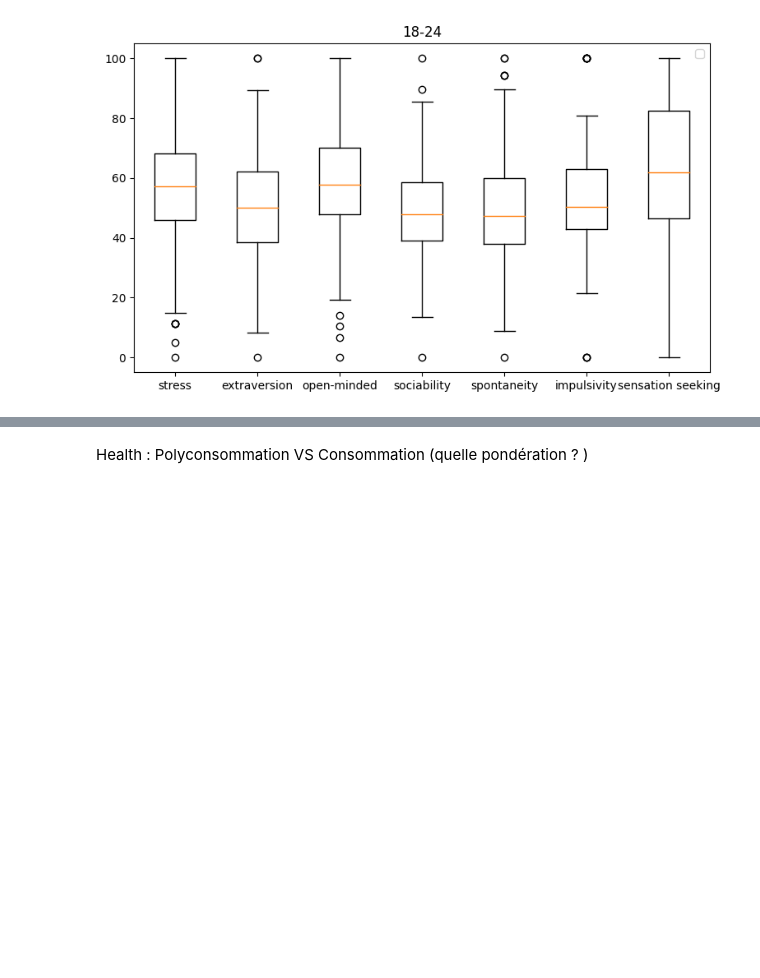
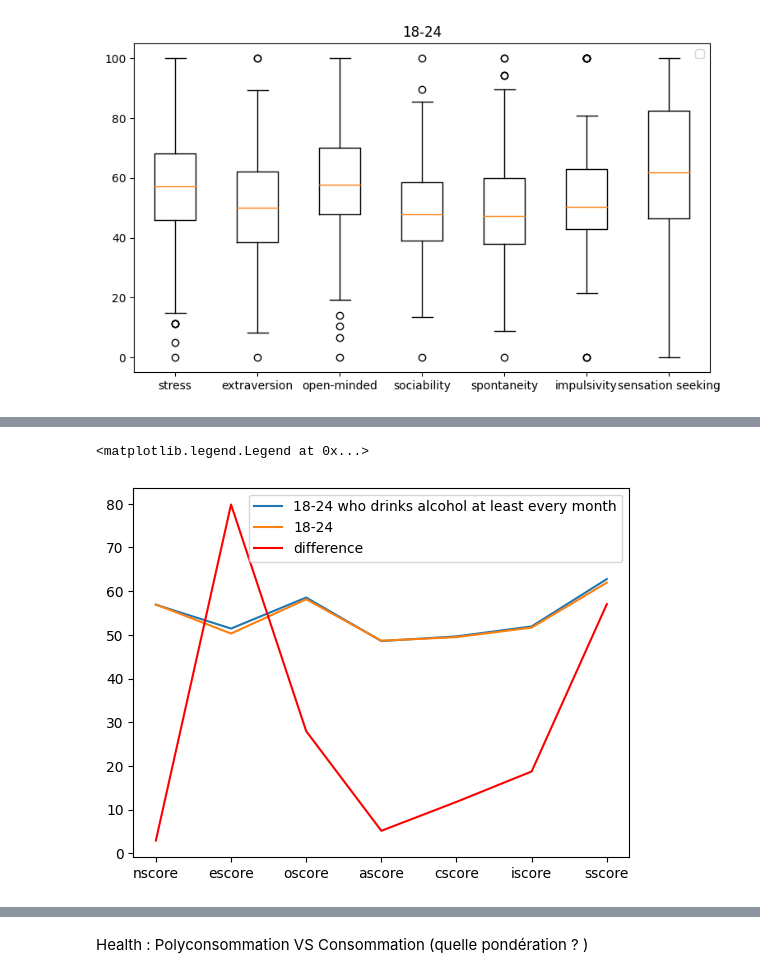
Before and after one commit to RayaneBDJ/Data-Analysis, a Jupyter notebook: FinalTP.ipynb, the cells around one changed output, grey strips where cells are left out. Drawn from its saved outputs; the diff is of its cells as text; code cells hidden in the pictures; blank space fills up the shorter version.

```diff
--- a/FinalTP.ipynb
+++ b/FinalTP.ipynb
@@ -1011,0 +1118,14 @@ No artists with labels found to put in legend.  Note that artists whose label st
+# %%
+plt.plot(df_for_plot2.columns, df_for_plot2.mean(), label = "18-24 who drinks alcohol at least every month")
+
+plt.plot(perso_jeunes.columns, perso_jeunes.mean(), label = "18-24")
+
+plt.plot(perso_jeunes.columns, 70 * np.abs(df_for_plot2.mean() - perso_jeunes.mean()), label = "difference", c = "red")
+
+plt.legend()
+#plt.xticks()
+#plt.xticks(["stress", "extraversion", "open-minded", "sociability", "spontaneity", "impulsivity", "sensation seeking"], rotation = 90)
+#plt.xticks()
+# %% [output]
+<matplotlib.legend.Legend at 0x...>
+[figure, added]
```
Also changed, not shown: parts of 19 cells of this notebook.
